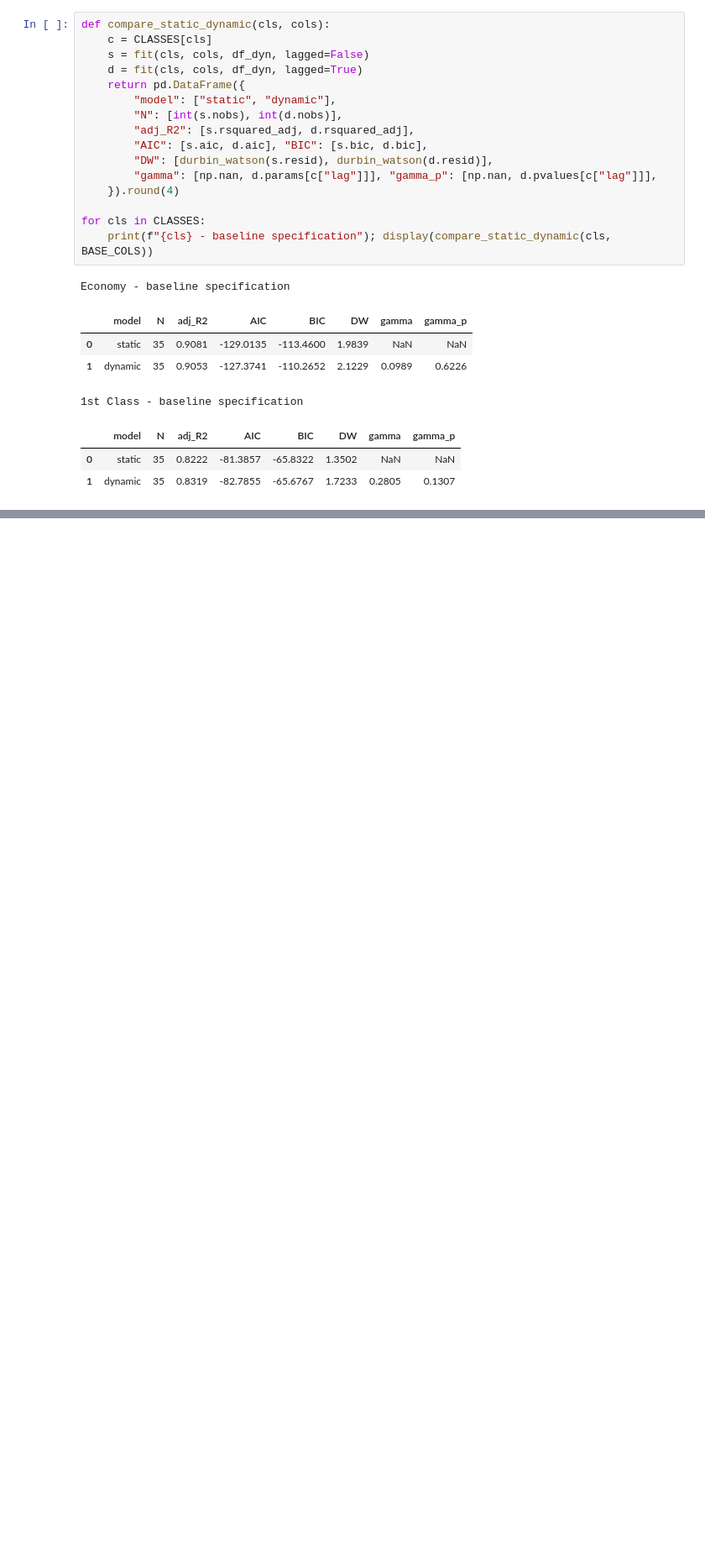
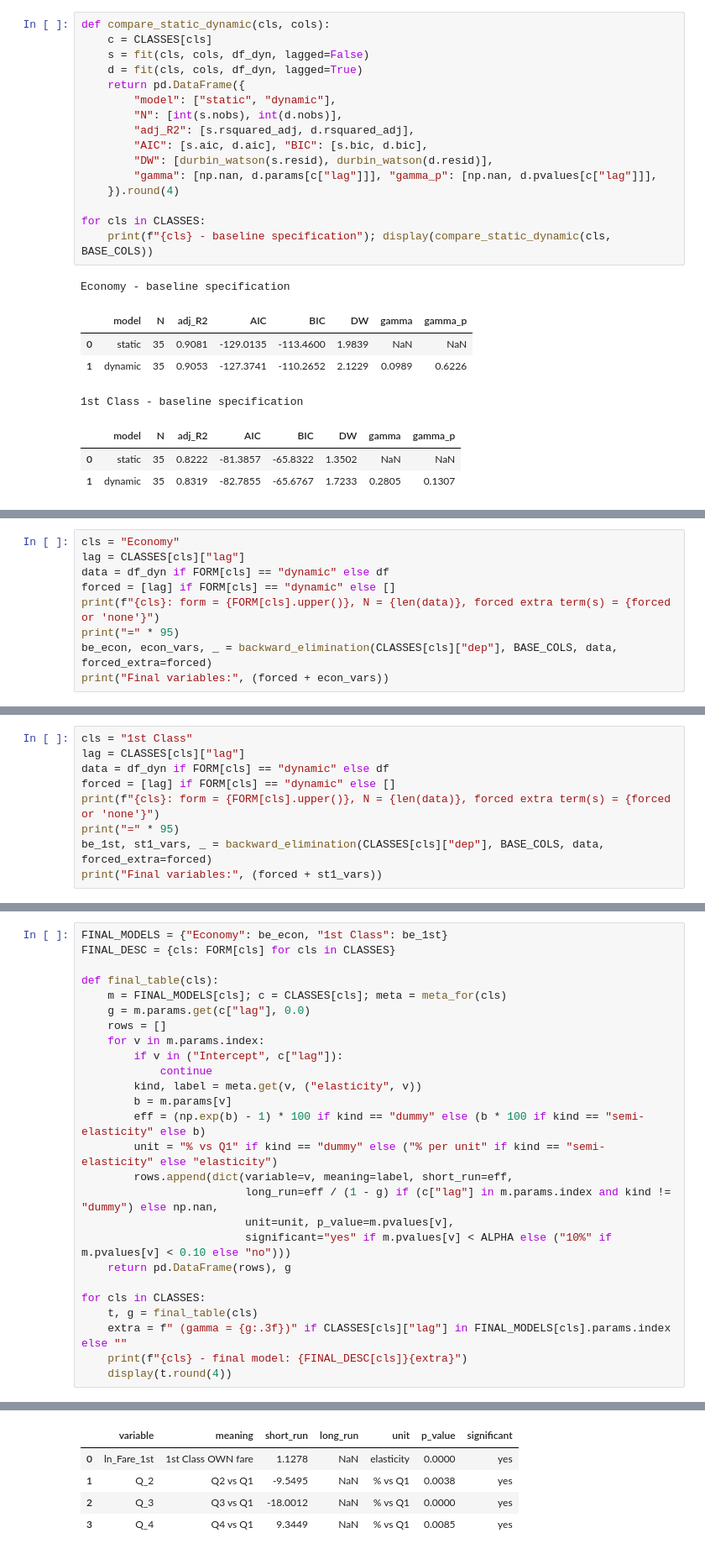
Before and after one commit to sankha-jay-stack/assignment-data, a Jupyter notebook: TransitRidershipDemandModel_Full.ipynb, the cells around one changed output, grey strips where cells are left out. Shown at 84% size. Drawn from its saved outputs; the diff is of its cells as text; blank space fills up the shorter version.

Commit message:
Update with static and dynamic selection

```diff
--- a/TransitRidershipDemandModel_Full.ipynb
+++ b/TransitRidershipDemandModel_Full.ipynb
@@ -878,0 +612,9 @@ Economy - final model: static (backward elimination)
+# %%
+cls = "Economy"
+lag = CLASSES[cls]["lag"]
+data = df_dyn if FORM[cls] == "dynamic" else df
+forced = [lag] if FORM[cls] == "dynamic" else []
+print(f"{cls}: form = {FORM[cls].upper()}, N = {len(data)}, forced extra term(s) = {forced or 'none'}")
+print("=" * 95)
+be_econ, econ_vars, _ = backward_elimination(CLASSES[cls]["dep"], BASE_COLS, data, forced_extra=forced)
+print("Final variables:", (forced + econ_vars))
@@ -878,0 +631,9 @@ Economy - final model: static (backward elimination)
+# %%
+cls = "1st Class"
+lag = CLASSES[cls]["lag"]
+data = df_dyn if FORM[cls] == "dynamic" else df
+forced = [lag] if FORM[cls] == "dynamic" else []
+print(f"{cls}: form = {FORM[cls].upper()}, N = {len(data)}, forced extra term(s) = {forced or 'none'}")
+print("=" * 95)
+be_1st, st1_vars, _ = backward_elimination(CLASSES[cls]["dep"], BASE_COLS, data, forced_extra=forced)
+print("Final variables:", (forced + st1_vars))
@@ -878,0 +764,27 @@ Economy - final model: static (backward elimination)
+# %%
+FINAL_MODELS = {"Economy": be_econ, "1st Class": be_1st}
+FINAL_DESC = {cls: FORM[cls] for cls in CLASSES}
+
+def final_table(cls):
+    m = FINAL_MODELS[cls]; c = CLASSES[cls]; meta = meta_for(cls)
+    g = m.params.get(c["lag"], 0.0)
+    rows = []
+    for v in m.params.index:
+        if v in ("Intercept", c["lag"]):
+            continue
+        kind, label = meta.get(v, ("elasticity", v))
+        b = m.params[v]
+        eff = (np.exp(b) - 1) * 100 if kind == "dummy" else (b * 100 if kind == "semi-elasticity" else b)
+        unit = "% vs Q1" if kind == "dummy" else ("% per unit" if kind == "semi-elasticity" else "elasticity")
+        rows.append(dict(variable=v, meaning=label, short_run=eff,
+                         long_run=eff / (1 - g) if (c["lag"] in m.params.index and kind != "dummy") else np.nan,
+                         unit=unit, p_value=m.pvalues[v],
+                         significant="yes" if m.pvalues[v] < ALPHA else ("10%" if m.pvalues[v] < 0.10 else "no")))
+    return pd.DataFrame(rows), g
+
+for cls in CLASSES:
+    t, g = final_table(cls)
+    extra = f" (gamma = {g:.3f})" if CLASSES[cls]["lag"] in FINAL_MODELS[cls].params.index else ""
+    print(f"{cls} - final model: {FINAL_DESC[cls]}{extra}")
+    display(t.round(4))
+# %% [output]
@@ -878,0 +800,5 @@ Economy - final model: static (backward elimination)
+|  | variable | meaning | short_run | long_run | unit | p_value | significant |
+| 0 | ln_Fare_1st | 1st Class OWN fare | 1.1278 | NaN | elasticity | 0.0000 | yes |
+| 1 | Q_2 | Q2 vs Q1 | -9.5495 | NaN | % vs Q1 | 0.0038 | yes |
+| 2 | Q_3 | Q3 vs Q1 | -18.0012 | NaN | % vs Q1 | 0.0000 | yes |
+| 3 | Q_4 | Q4 vs Q1 | 9.3449 | NaN | % vs Q1 | 0.0085 | yes |
```
Also changed, not shown: parts of 45 cells of this notebook, 1 other file.
